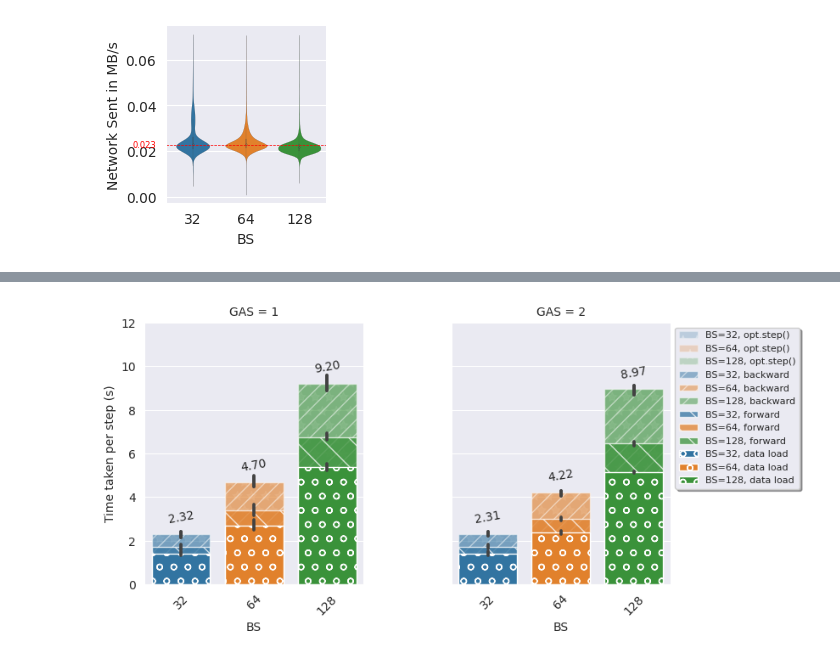
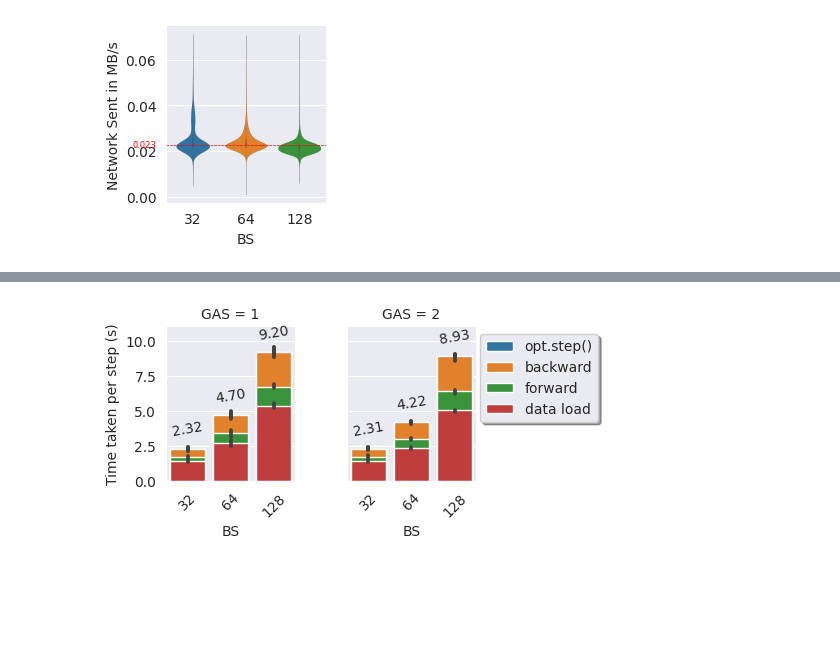
Before and after one commit to IAL32/TUMThesis, a Jupyter notebook: viz/chapter_06/baseline-16vCPUs-GAS-1.ipynb, the cells around one changed output, grey strips where cells are left out. Saved outputs shown, nothing was run; the diff lists cells and outputs as text; code cells hidden in the pictures; blank space fills up the shorter version.

```diff
--- a/viz/chapter_06/baseline-16vCPUs-GAS-1.ipynb
+++ b/viz/chapter_06/baseline-16vCPUs-GAS-1.ipynb
@@ -202,46 +133,48 @@ summary_data = summary_data.groupby(by=group_by)["train/data_load_s", "train/mod
 summary_data = summary_data.sort_values(group_by, ascending=ascending).reset_index(drop=True)
 
 def stacked_bar(x, color, data, **kwargs):
+    palette = itertools.cycle(sns.color_palette("tab10"))
+
     base_labels = data["batch_size_per_step"].unique()
     data_cumulated_column = data["train/data_load_s"]["mean"]
-    data_labels = [f"BS={bs}, data load" for bs in base_labels]
+    data_labels = "data load"
     forward_cumulated_column = data_cumulated_column + data["train/model_forward_s"]["mean"]
-    forward_labels = [f"BS={bs}, forward" for bs in base_labels]
+    forward_labels = "forward"
     backward_cumulated_column = forward_cumulated_column + data["train/model_backward_only_s"]["mean"]
-    backward_labels = [f"BS={bs}, backward" for bs in base_labels]
+    backward_labels = "backward"
     opt_cumulated_column = backward_cumulated_column + data["train/model_opt_s"]["mean"]
-    opt_labels = [f"BS={bs}, opt.step()" for bs in base_labels]
+    opt_labels = "opt.step()"
 
-    sns.barplot(data, x=x, y=opt_cumulated_column, alpha=0.25, label=opt_labels, hatch="*", **kwargs)
-    sns.barplot(data, x=x, y=backward_cumulated_column, alpha=0.50, label=backward_labels, hatch="//", **kwargs)
-    sns.barplot(data, x=x, y=forward_cumulated_column, alpha=0.75, label=forward_labels, hatch="\\", **kwargs)
-    ax = sns.barplot(data, x=x, y=data_cumulated_column, alpha=1, label=data_labels, hatch="o", **kwargs)
+    sns.barplot(data, x=x, y=opt_cumulated_column, label=opt_labels, color=next(palette), **kwargs)
+    sns.barplot(data, x=x, y=backward_cumulated_column, label=backward_labels, color=next(palette), **kwargs)
+    sns.barplot(data, x=x, y=forward_cumulated_column, label=forward_labels, color=next(palette), **kwargs)
+    ax = sns.barplot(data, x=x, y=data_cumulated_column, label=data_labels, color=next(palette), **kwargs)
     for i, container in enumerate(ax.containers):
         if i % 4 == 0:
             ax.bar_label(container, fmt="%.2f", rotation=10, padding=7)
 
-g1 = sns.FacetGrid(summary_data, col="gradient_accumulation_steps", height=4, margin_titles=True, gridspec_kws={"wspace":0.4})
+g1 = sns.FacetGrid(summary_data, col="gradient_accumulation_steps", height=2, margin_titles=True, gridspec_kws={"wspace":0.4})
 # g1.figure.suptitle(f"GAS = {gas}")
 g1.set_xticklabels(rotation=45)
 
 g2 = g1.map_dataframe(
     stacked_bar,
     x="batch_size_per_step",
     dodge=False,
     order=summary_data["batch_size_per_step"].unique(),
-    palette="tab10",
+    # palette="tab10",
     linewidth=1,
 )
 
 ax = plt.gca()
-ax.legend(bbox_to_anchor=(1, 1), ncol=1, fancybox=True, shadow=True, prop={"size": 8})
-plt.ylim(top=12)
+ax.legend(bbox_to_anchor=(2, 1), ncol=1, fancybox=True, shadow=True, prop={"size": 10})
+plt.ylim(top=11)
 
 g1.set_titles(col_template="GAS = {col_name}")
 g1.set_xlabels("BS")
 g1.set_ylabels("Time taken per step (s)")
 g1.tight_layout()
 g1.figure.savefig(f"../../figures/06_barplot-times_{filename.replace('.csv', '.pdf')}", bbox_inches='tight')
 plt.show()
 # %% [output]
-[figure, old version]
+[figure, new version]
```
Also changed, not shown: parts of 4 cells of this notebook, 49 other files.
